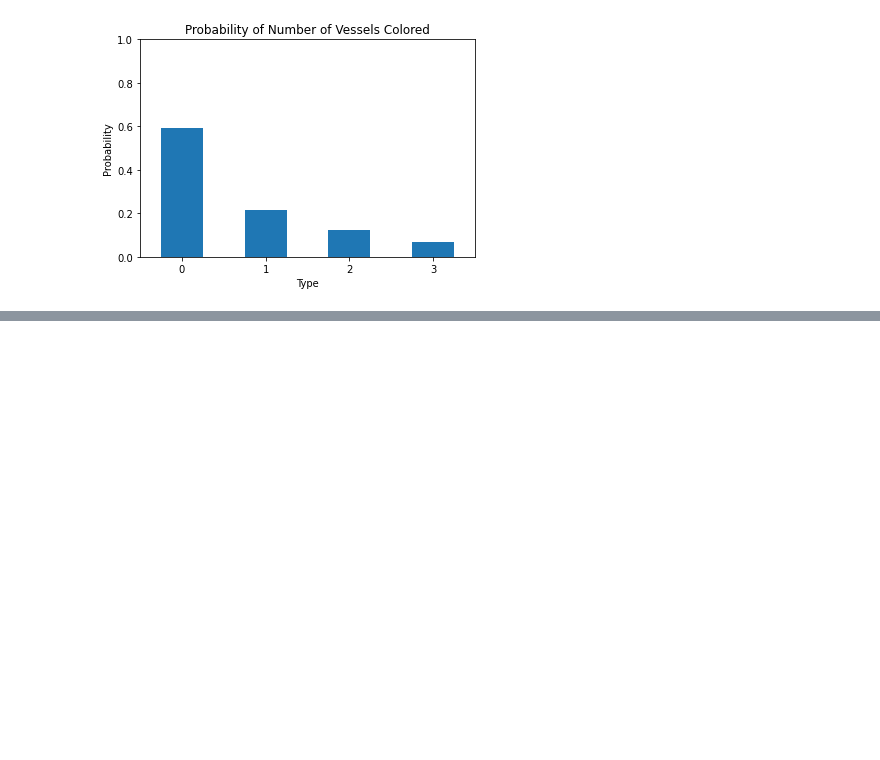
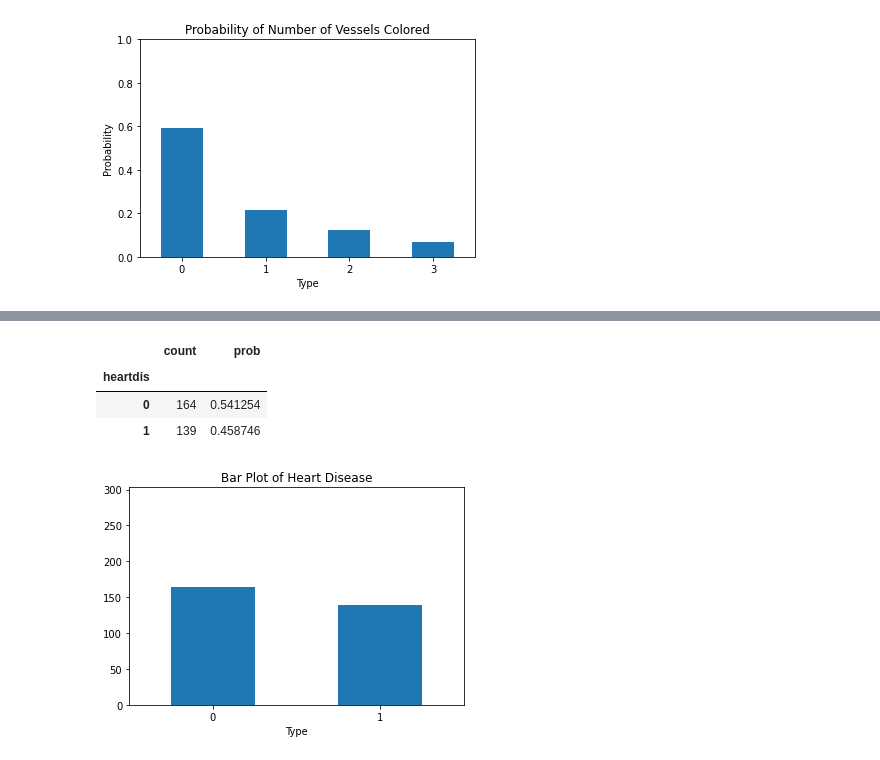
Before and after one commit to AnaliticaComputacional-2023-10/Proyecto1, a Jupyter notebook: Proyecto1.ipynb, the cells around one changed output, grey strips where cells are left out. Saved outputs shown, nothing was run; the diff lists cells and outputs as text; code cells hidden in the pictures; blank space fills up the shorter version.

```diff
--- a/Proyecto1.ipynb
+++ b/Proyecto1.ipynb
@@ -888,0 +984,5 @@ Los datos de sexo no se encuentran uniformemente distribuidos.
+# %%
+df.loc[df['num'] == 0, 'heartdis'] = 0
+df.loc[df['num'] != 0, 'heartdis'] = 1
+df.heartdis = df.heartdis.astype(int)
+df
@@ -888,0 +1003,16 @@ Los datos de sexo no se encuentran uniformemente distribuidos.
+# %%
+bar = df.groupby('heartdis').agg(count = ('heartdis', 'count'))
+bar['prob'] = bar['count'] / bar['count'].sum()
+bar
+# %% [output]
+|  | count | prob |
+| heartdis |  |  |
+| 0 | 164 | 0.541254 |
+| 1 | 139 | 0.458746 |
+# %%
+ax = bar['count'].plot.bar(rot=0, ylim=[0, len(df)], legend=False)
+ax.set_title('Bar Plot of Heart Disease')
+ax.set_xlabel('Type')
+plt.show()
+# %% [output]
+[figure, added]
```
Also changed, not shown: parts of 26 cells of this notebook.
